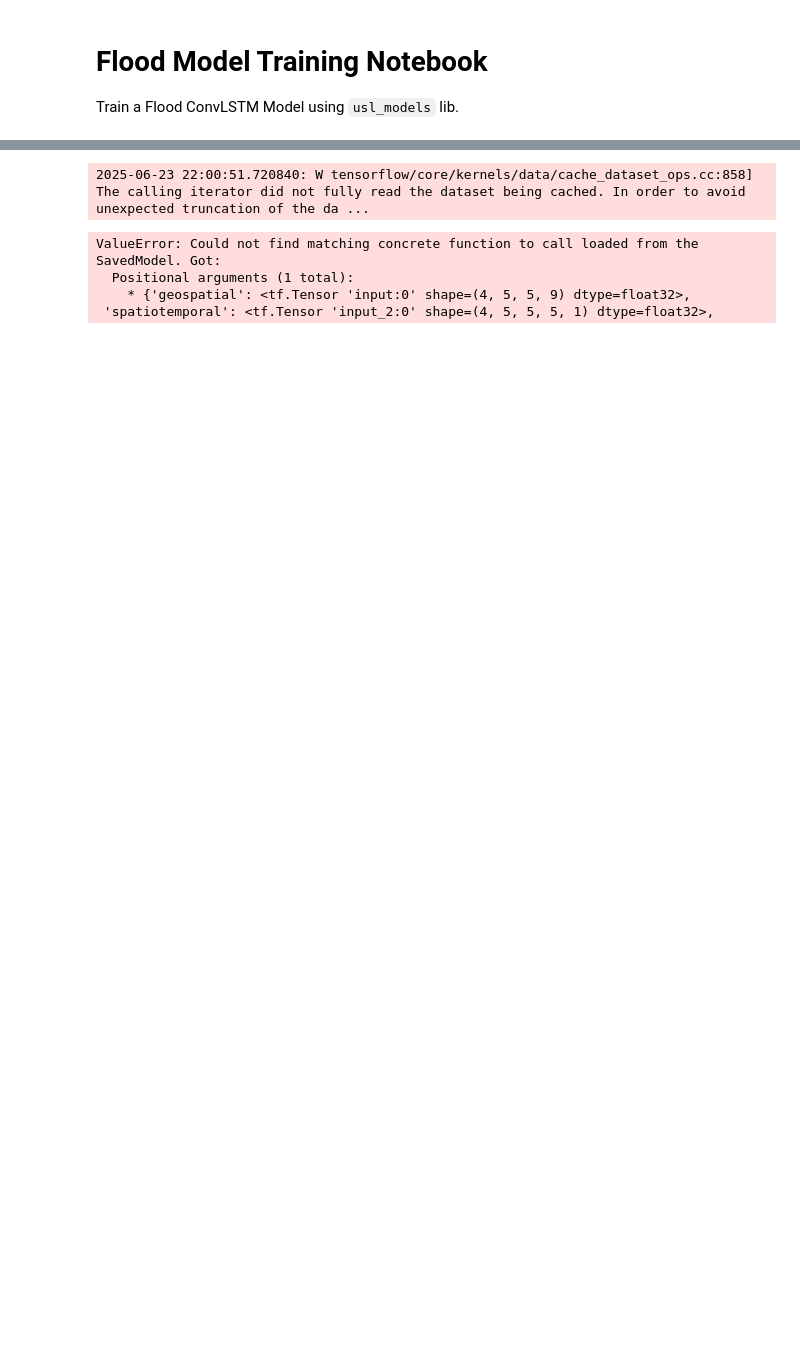
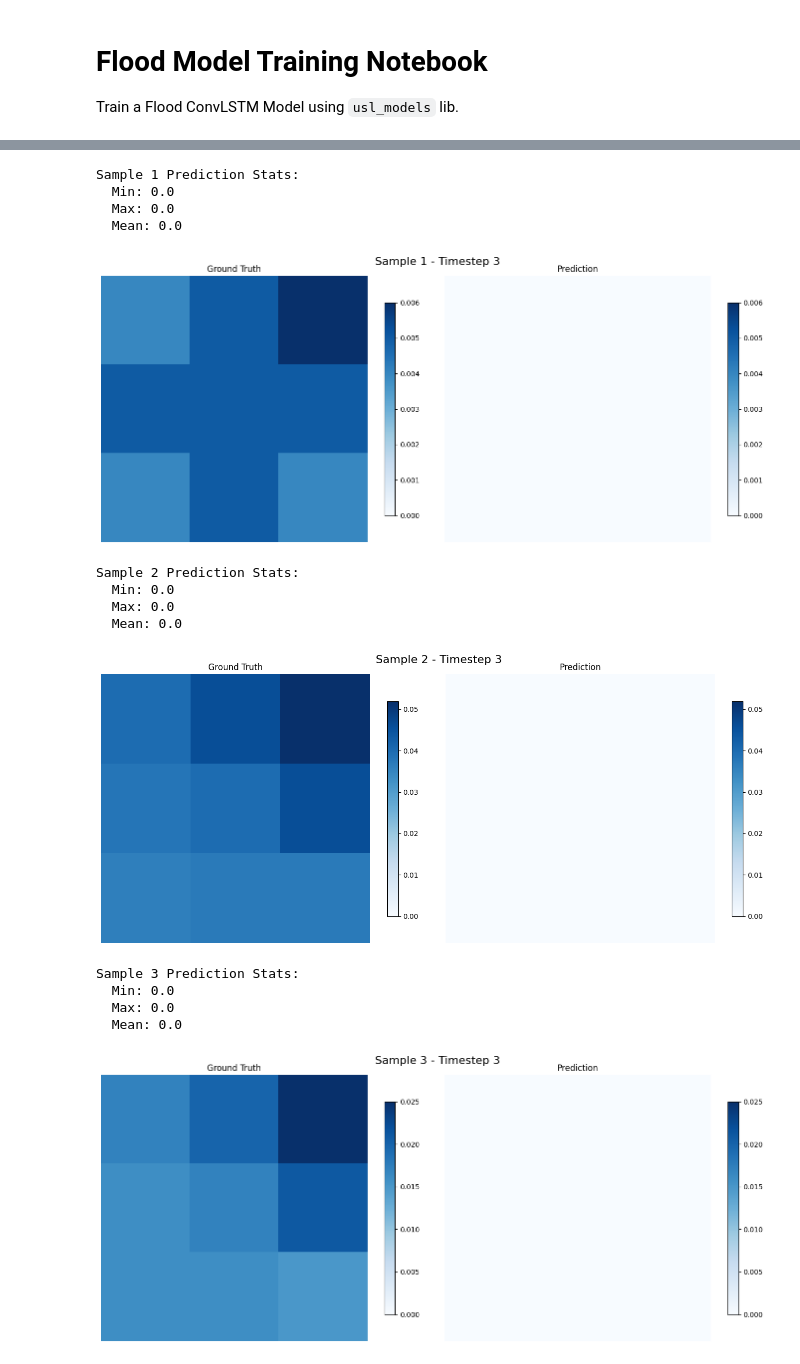
Before and after one commit to UrbanSystemsLab/climateiq-cnn, a Jupyter notebook: usl_models/notebooks/htune_flood_model.ipynb, the cells around one changed output, grey strips where cells are left out. Saved outputs shown, nothing was run; the diff lists cells and outputs as text; code cells hidden in the pictures; blank space fills up the shorter version.

Commit message:
Flood model accept different shapes

```diff
--- a/usl_models/notebooks/htune_flood_model.ipynb
+++ b/usl_models/notebooks/htune_flood_model.ipynb
@@ -47,8 +47,8 @@ for s in sim_names:
 
 # Now load dataset
 ds_config = dataset.Config(
-    input_height=5, input_width=5,
-    output_height=5, output_width=5
+    input_height=3, input_width=3,
+    output_height=3, output_width=3
 )
 
 train_dataset = load_dataset_windowed(
@@ -196,0 +203,25 @@ print("Loss scale used during training:", loss_scale)
+# %%
+# model_path = "/home/elhajjas/climateiq-cnn-11/logs/htune_project_20250623-223109/model"
+
+# # Create the loss function with the correct scale
+# loss_fn = customloss.make_hybrid_loss(scale=loss_scale)
+
+# # Load model with custom loss function
+# model = tf.keras.models.load_model(model_path, custom_objects={"loss_fn": loss_fn})
+
+# model = AtmoModel.from_checkpoint("logs/main_20250319-204950/model")
+
+
+# After refactor you already have this
+model = FloodModel.from_checkpoint("/home/elhajjas/climateiq-cnn-11/logs/htune_project_20250623-225804/model")
+
+
+ds_config = dataset.Config(
+    input_width=3, input_height=3, output_width=3, output_height=3
+)
+val_ds = load_dataset_windowed(
+    sim_names=sim_names, batch_size=4, dataset_split="val", ds_config=ds_config
+).cache()
+
+input_batch, label_batch = next(iter(val_ds))
+pred_batch = model.call(input_batch)
@@ -207,7 +240,7 @@ from usl_models.flood_ml import constants
 loss_scale = 200.0
 
 # Path to trained model
-model_path = "/home/elhajjas/climateiq-cnn-11/logs/htune_project_20250623-212821/model"
+model_path = "/home/elhajjas/climateiq-cnn-11/logs/htune_project_20250623-225804/model"
 
 # Create the loss function with the correct scale
 loss_fn = customloss.make_hybrid_loss(scale=loss_scale)
@@ -221,40 +254,50 @@ model = tf.keras.models.load_model(model_path, custom_objects={"loss_fn": loss_f
 n_samples = 20
 
 # Loop through the dataset and predict
-for i, (input_data, ground_truth) in enumerate(validation_dataset.take(n_samples)):
+for i, (input_data, ground_truth) in enumerate(val_ds.take(n_samples)):
     ground_truth = ground_truth.numpy().squeeze()
     prediction = model(input_data).numpy().squeeze()
 
     print(f"\nSample {i+1} Prediction Stats:")
     print("  Min:", prediction.min())
     print("  Max:", prediction.max())
     print("  Mean:", prediction.mean())
 
     # Choose timestep to plot
     timestep = 3
     gt_t = ground_truth[timestep]
     pred_t = prediction[timestep]
     vmax_val = max(gt_t.max(), pred_t.max())
 
     # Plot Ground Truth and Prediction
     fig, axes = plt.subplots(1, 2, figsize=(14, 6))
     fig.suptitle(f"Sample {i+1} - Timestep {timestep}", fontsize=16)
 
     im1 = axes[0].imshow(gt_t, cmap="Blues", vmin=0, vmax=vmax_val)
     axes[0].set_title("Ground Truth")
     axes[0].axis("off")
     plt.colorbar(im1, ax=axes[0], shrink=0.8)
 
     im2 = axes[1].imshow(pred_t, cmap="Blues", vmin=0, vmax=vmax_val)
     axes[1].set_title("Prediction")
     axes[1].axis("off")
     plt.colorbar(im2, ax=axes[1], shrink=0.8)
 
     plt.tight_layout()
     plt.show()
 # %% [output]
-2025-06-23 22:00:51.720840: W tensorflow/core/kernels/data/cache_dataset_ops.cc:858] The calling iterator did not fully read the dataset being cached. In order to avoid unexpected truncation of the da ...
+Sample 1 Prediction Stats:
+  Min: 0.0
+  Max: 0.0
+  Mean: 0.0
+[figure, added]
-ValueError: Could not find matching concrete function to call loaded from the SavedModel. Got:
-  Positional arguments (1 total):
-    * {'geospatial': <tf.Tensor 'input:0' shape=(4, 5, 5, 9) dtype=float32>,
- 'spatiotemporal': <tf.Tensor 'input_2:0' shape=(4, 5, 5, 5, 1) dtype=float32>,
+Sample 2 Prediction Stats:
+  Min: 0.0
+  Max: 0.0
+  Mean: 0.0
+[figure, added]
+Sample 3 Prediction Stats:
+  Min: 0.0
+  Max: 0.0
+  Mean: 0.0
+[figure, added]
```
Also changed, not shown: parts of 7 cells of this notebook, 1 other file.
